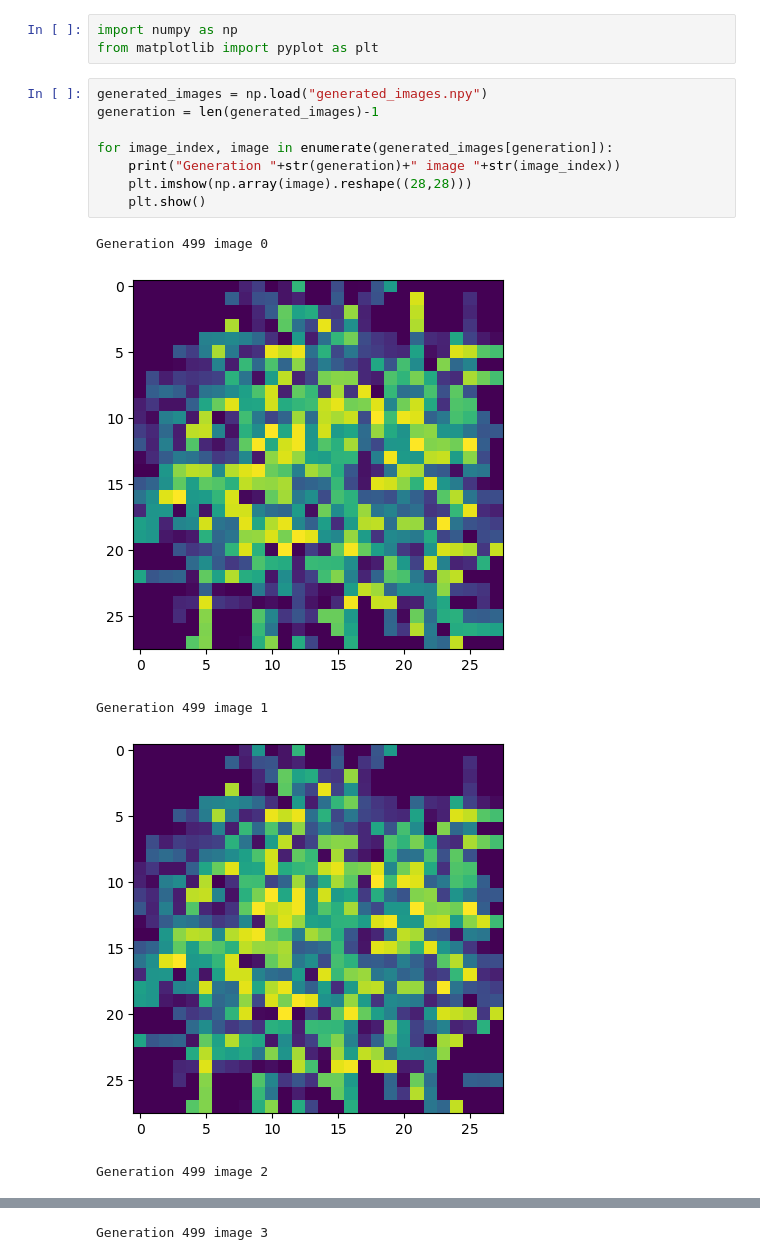
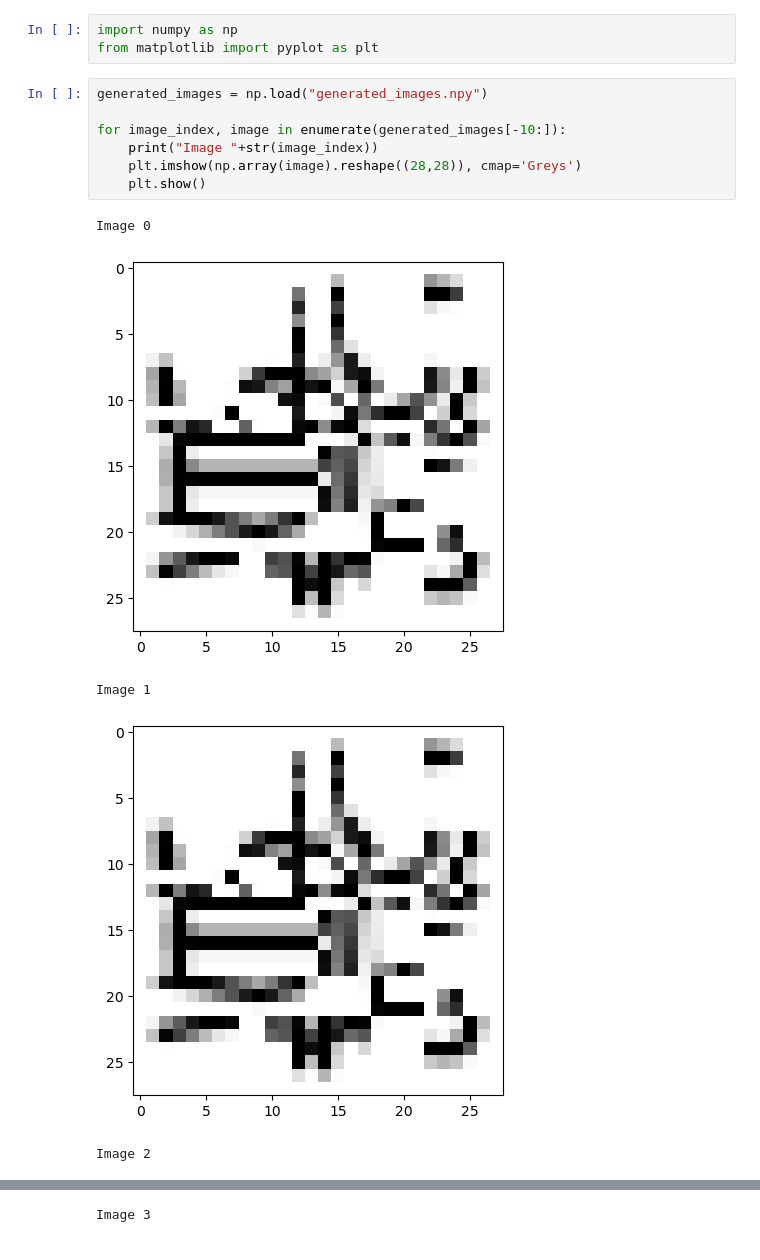
Before and after one commit to Wuxiaoxue888/ethics, a Jupyter notebook: see_generated_images.ipynb, the cells around one changed output, grey strips where cells are left out. Saved outputs shown, nothing was run; the diff lists cells and outputs as text.

```diff
--- a/see_generated_images.ipynb
+++ b/see_generated_images.ipynb
@@ -3,15 +3,14 @@ import numpy as np
 from matplotlib import pyplot as plt
 # %%
 generated_images = np.load("generated_images.npy")
-generation = len(generated_images)-1
 
-for image_index, image in enumerate(generated_images[generation]):
-    print("Generation "+str(generation)+" image "+str(image_index))
-    plt.imshow(np.array(image).reshape((28,28)))
+for image_index, image in enumerate(generated_images[-10:]):
+    print("Image "+str(image_index))
+    plt.imshow(np.array(image).reshape((28,28)), cmap='Greys')
     plt.show()
 # %% [output]
-Generation 499 image 0
+Image 0
-[figure, old version]
+[figure, new version]
-Generation 499 image 1
+Image 1
-[figure, old version]
+[figure, new version]
-Generation 499 image 2
+Image 2
@@ -19 +18 @@ Generation 499 image 2
-Generation 499 image 3
+Image 3
```
Also changed, not shown: parts of 1 cell of this notebook, 17 other files.
